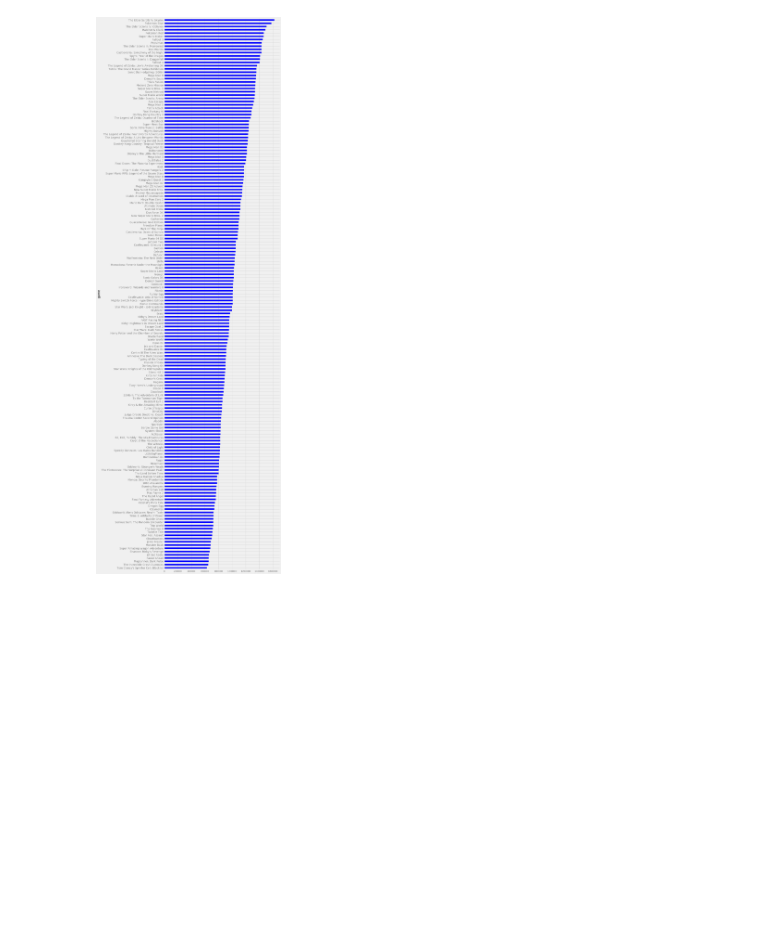
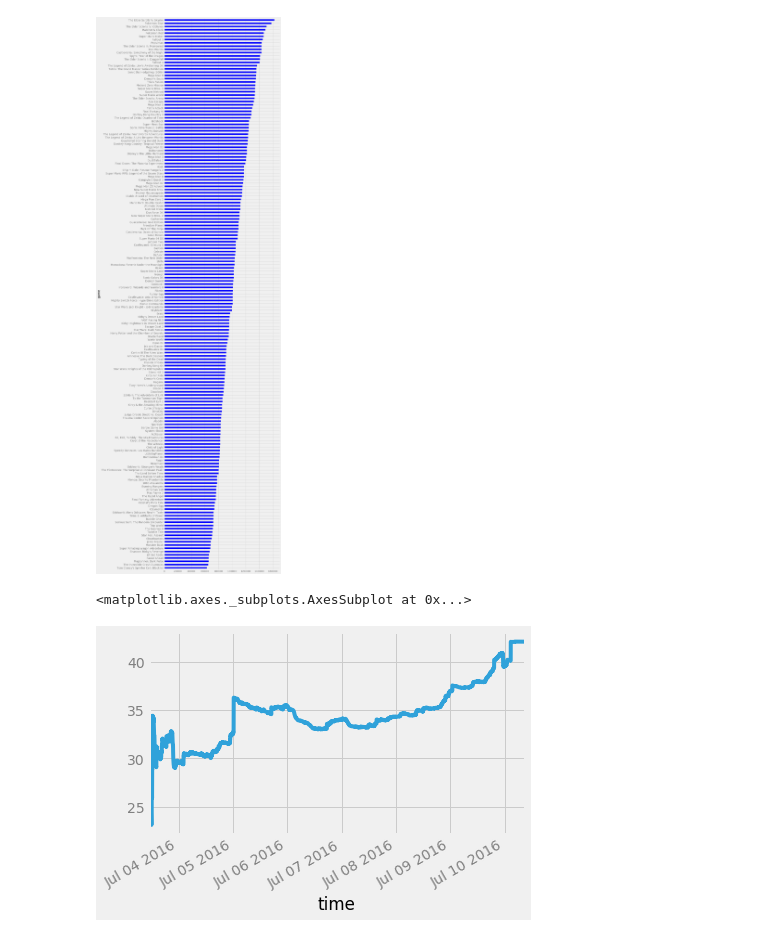
Before and after one commit to bcongdon/sgdq-2016-schedule-analysis, a Jupyter notebook: Post-Marathon Analysis.ipynb, the cells around one changed output. Cells and saved outputs as stored; diff of their text form; code cells hidden in the pictures; blank space fills up the shorter version.

Commit message:
More manipulation of graph_df

```diff
--- a/Post-Marathon Analysis.ipynb
+++ b/Post-Marathon Analysis.ipynb
@@ -28,7 +28,7 @@ marathon_data = []
 # Deep dictionary merge
 for time_key in list(set(raw_data['data'].keys()).union(raw_data['extras'].keys())):
     payload = {}
-    payload['time'] = time_key
+    payload['time'] = int(time_key)
     if time_key in raw_data['data']:
         payload.update(raw_data['data'][time_key])
     if time_key in raw_data['extras']:
@@ -38,7 +38,13 @@ for time_key in list(set(raw_data['data'].keys()).union(raw_data['extras'].keys(
             payload['game'] = games[idx-1]['title'] if idx - 1 > 0 else np.nan
             break
     marathon_data.append(payload)
-graph_df = pd.DataFrame(marathon_data).set_index('time').sort_index()
+graph_df = pd.DataFrame(marathon_data)
+graph_df['time'] = pd.to_datetime(graph_df['time'], unit='ms')
+graph_df = graph_df.set_index('time').sort_index()
+graph_df = graph_df.tz_localize('UTC').tz_convert('US/Central')
+graph_df['cum_emotes'] = graph_df.e.cumsum()
+graph_df['cum_chats']  = graph_df.c.cumsum()
+graph_df['avg_don'] = graph_df.m / graph_df.d
 # %% [markdown]
 ## Load Bid Tracker Data
 # %%
@@ -126,3 +137,8 @@ test.plot(kind='barh', figsize=(10,50))
 # %% [output]
 <matplotlib.axes._subplots.AxesSubplot at 0x...>
 [figure]
+# %%
+graph_df.avg_don.plot.line()
+# %% [output]
+<matplotlib.axes._subplots.AxesSubplot at 0x...>
+[figure, added]
```
Also changed, not shown: parts of 3 cells of this notebook.
